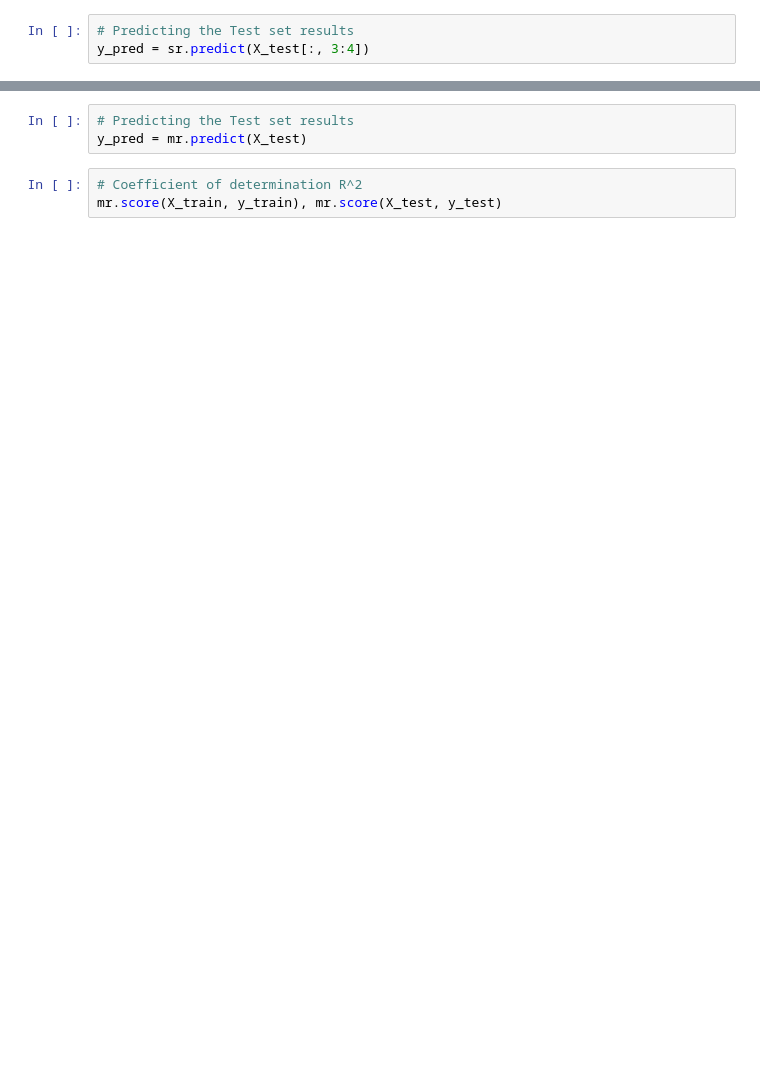
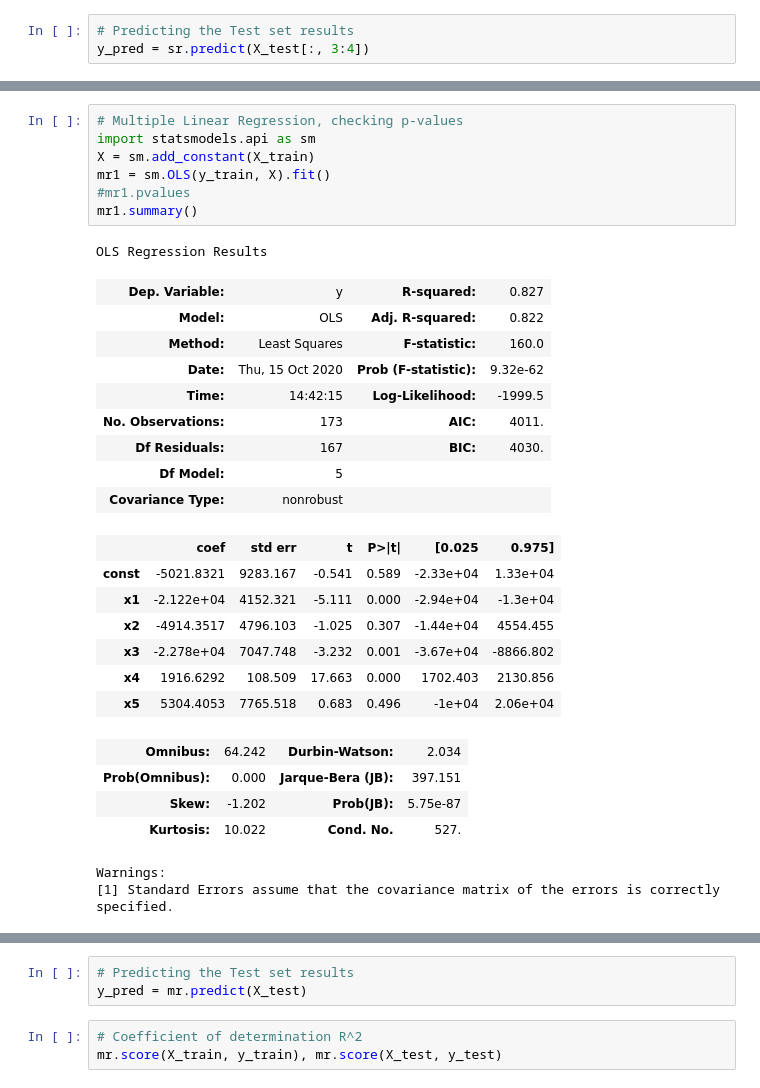
Before and after one commit to katerynakononova/ML, a Jupyter notebook: Python/02 Linear Regression.ipynb, the cells around one changed output, grey strips where cells are left out. Drawn from its saved outputs; the diff is of its cells as text; blank space fills up the shorter version.

```diff
--- a/Python/02 Linear Regression.ipynb
+++ b/Python/02 Linear Regression.ipynb
@@ -92,0 +75,31 @@ plt.show()
+# %%
+# Multiple Linear Regression, checking p-values
+import statsmodels.api as sm
+X = sm.add_constant(X_train)
+mr1 = sm.OLS(y_train, X).fit()
+#mr1.pvalues
+mr1.summary()
+# %% [output]
+OLS Regression Results
+| Dep. Variable: | y | R-squared: | 0.827 |
+| Model: | OLS | Adj. R-squared: | 0.822 |
+| Method: | Least Squares | F-statistic: | 160.0 |
+| Date: | Thu, 15 Oct 2020 | Prob (F-statistic): | 9.32e-62 |
+| Time: | 14:42:15 | Log-Likelihood: | -1999.5 |
+| No. Observations: | 173 | AIC: | 4011. |
+| Df Residuals: | 167 | BIC: | 4030. |
+| Df Model: | 5 |  |  |
+| Covariance Type: | nonrobust |  |  |
+|  | coef | std err | t | P>|t| | [0.025 | 0.975] |
+| const | -5021.8321 | 9283.167 | -0.541 | 0.589 | -2.33e+04 | 1.33e+04 |
+| x1 | -2.122e+04 | 4152.321 | -5.111 | 0.000 | -2.94e+04 | -1.3e+04 |
+| x2 | -4914.3517 | 4796.103 | -1.025 | 0.307 | -1.44e+04 | 4554.455 |
+| x3 | -2.278e+04 | 7047.748 | -3.232 | 0.001 | -3.67e+04 | -8866.802 |
+| x4 | 1916.6292 | 108.509 | 17.663 | 0.000 | 1702.403 | 2130.856 |
+| x5 | 5304.4053 | 7765.518 | 0.683 | 0.496 | -1e+04 | 2.06e+04 |
+| Omnibus: | 64.242 | Durbin-Watson: | 2.034 |
+| Prob(Omnibus): | 0.000 | Jarque-Bera (JB): | 397.151 |
+| Skew: | -1.202 | Prob(JB): | 5.75e-87 |
+| Kurtosis: | 10.022 | Cond. No. | 527. |
+Warnings:
+[1] Standard Errors assume that the covariance matrix of the errors is correctly specified.
```
Also changed, not shown: parts of 34 cells of this notebook, 1 other file.
